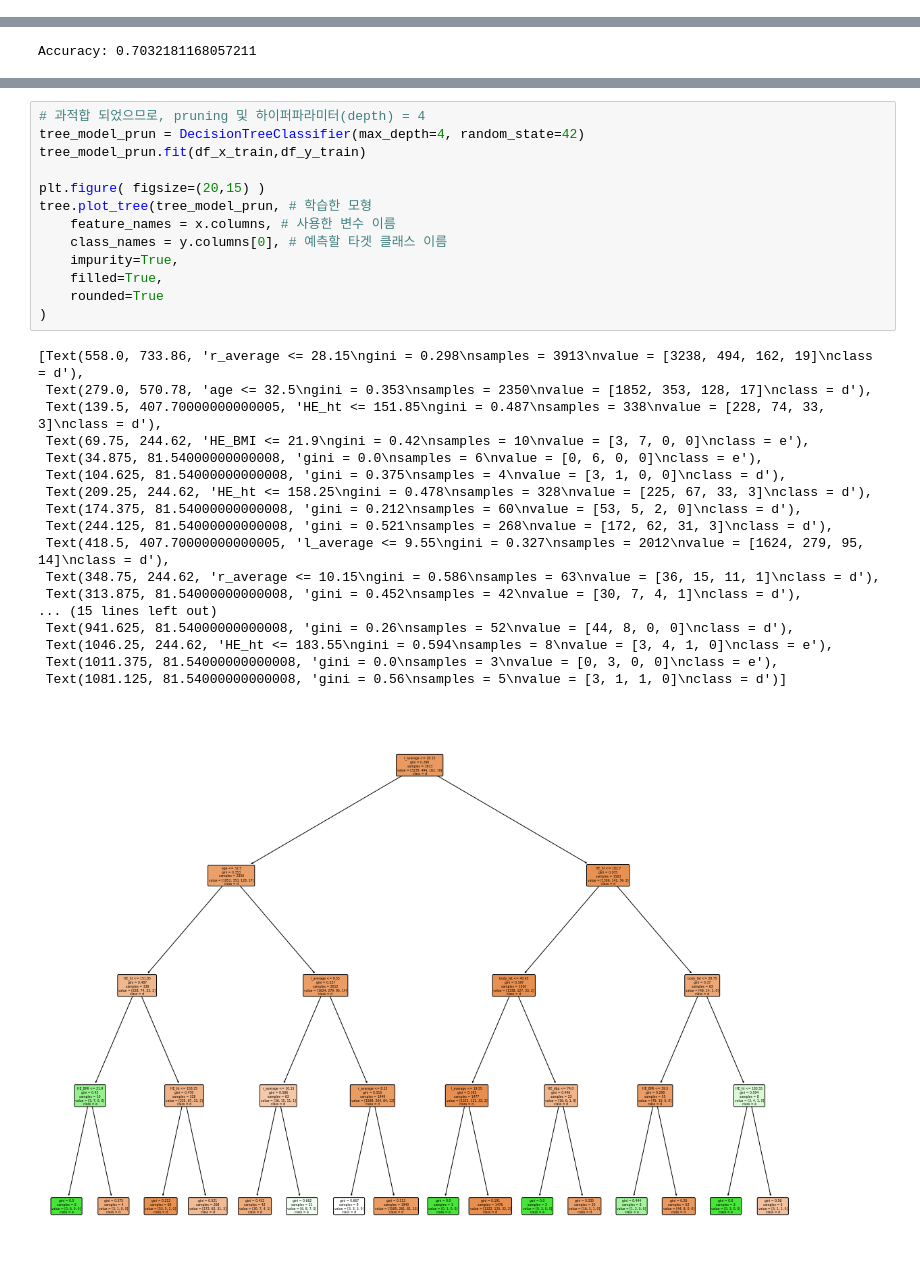
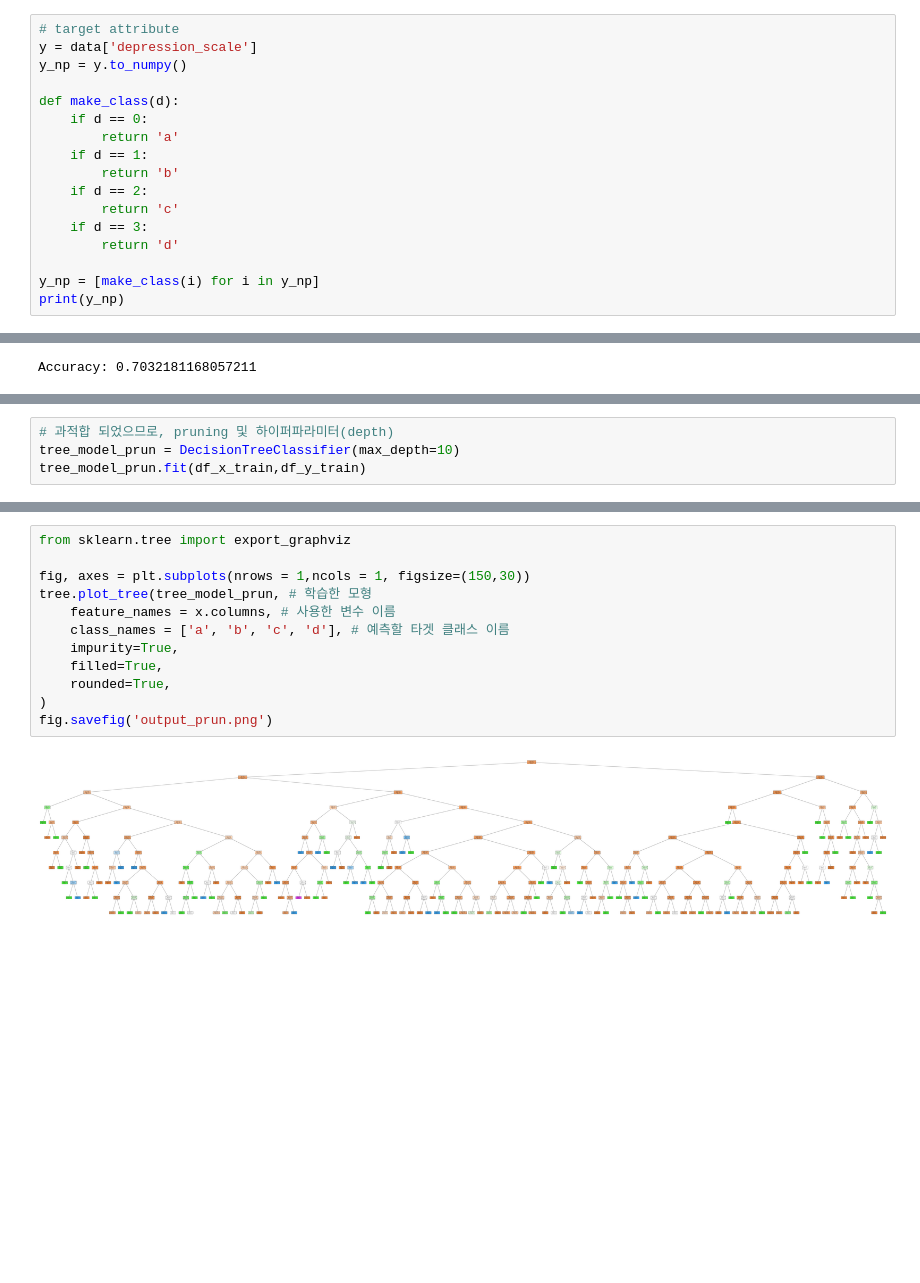
Before and after one commit to sparksub/DM-Termproject, a Jupyter notebook: decision_tree/decision-tree-depression.ipynb, the cells around one changed output, grey strips where cells are left out. Cells and saved outputs as stored; diff of their text form; blank space fills up the shorter version.

Commit message:
predict depression /w exercise data

```diff
--- a/decision_tree/decision-tree-depression.ipynb
+++ b/decision_tree/decision-tree-depression.ipynb
@@ -62,0 +47,17 @@ array([[0],
+# %%
+# target attribute
+y = data['depression_scale']
+y_np = y.to_numpy()
+
+def make_class(d):
+    if d == 0:
+        return 'a'
+    if d == 1:
+        return 'b'
+    if d == 2:
+        return 'c'
+    if d == 3:
+        return 'd'
+
+y_np = [make_class(i) for i in y_np]
+print(y_np)
@@ -119,0 +122,4 @@ max_depth가 4일때 test set 정확도가 가장 높기 때문에, max_depth=4
+# %%
+# 과적합 되었으므로, pruning 및 하이퍼파라미터(depth)
+tree_model_prun = DecisionTreeClassifier(max_depth=10)
+tree_model_prun.fit(df_x_train,df_y_train)
@@ -120,32 +145,14 @@ max_depth가 4일때 test set 정확도가 가장 높기 때문에, max_depth=4
 # %%
-# 과적합 되었으므로, pruning 및 하이퍼파라미터(depth) = 4
-tree_model_prun = DecisionTreeClassifier(max_depth=4, random_state=42)
-tree_model_prun.fit(df_x_train,df_y_train)
+from sklearn.tree import export_graphviz
 
-plt.figure( figsize=(20,15) )
+fig, axes = plt.subplots(nrows = 1,ncols = 1, figsize=(150,30))
 tree.plot_tree(tree_model_prun, # 학습한 모형
     feature_names = x.columns, # 사용한 변수 이름
-    class_names = y.columns[0], # 예측할 타겟 클래스 이름
+    class_names = ['a', 'b', 'c', 'd'], # 예측할 타겟 클래스 이름
     impurity=True,
     filled=True,
-    rounded=True
+    rounded=True,
 )
+fig.savefig('output_prun.png')
 # %% [output]
-[Text(558.0, 733.86, 'r_average <= 28.15\ngini = 0.298\nsamples = 3913\nvalue = [3238, 494, 162, 19]\nclass = d'),
- Text(279.0, 570.78, 'age <= 32.5\ngini = 0.353\nsamples = 2350\nvalue = [1852, 353, 128, 17]\nclass = d'),
- Text(139.5, 407.70000000000005, 'HE_ht <= 151.85\ngini = 0.487\nsamples = 338\nvalue = [228, 74, 33, 3]\nclass = d'),
- Text(69.75, 244.62, 'HE_BMI <= 21.9\ngini = 0.42\nsamples = 10\nvalue = [3, 7, 0, 0]\nclass = e'),
- Text(34.875, 81.54000000000008, 'gini = 0.0\nsamples = 6\nvalue = [0, 6, 0, 0]\nclass = e'),
- Text(104.625, 81.54000000000008, 'gini = 0.375\nsamples = 4\nvalue = [3, 1, 0, 0]\nclass = d'),
- Text(209.25, 244.62, 'HE_ht <= 158.25\ngini = 0.478\nsamples = 328\nvalue = [225, 67, 33, 3]\nclass = d'),
- Text(174.375, 81.54000000000008, 'gini = 0.212\nsamples = 60\nvalue = [53, 5, 2, 0]\nclass = d'),
- Text(244.125, 81.54000000000008, 'gini = 0.521\nsamples = 268\nvalue = [172, 62, 31, 3]\nclass = d'),
- Text(418.5, 407.70000000000005, 'l_average <= 9.55\ngini = 0.327\nsamples = 2012\nvalue = [1624, 279, 95, 14]\nclass = d'),
- Text(348.75, 244.62, 'r_average <= 10.15\ngini = 0.586\nsamples = 63\nvalue = [36, 15, 11, 1]\nclass = d'),
- Text(313.875, 81.54000000000008, 'gini = 0.452\nsamples = 42\nvalue = [30, 7, 4, 1]\nclass = d'),
-... (15 lines left out)
- Text(941.625, 81.54000000000008, 'gini = 0.26\nsamples = 52\nvalue = [44, 8, 0, 0]\nclass = d'),
- Text(1046.25, 244.62, 'HE_ht <= 183.55\ngini = 0.594\nsamples = 8\nvalue = [3, 4, 1, 0]\nclass = e'),
- Text(1011.375, 81.54000000000008, 'gini = 0.0\nsamples = 3\nvalue = [0, 3, 0, 0]\nclass = e'),
- Text(1081.125, 81.54000000000008, 'gini = 0.56\nsamples = 5\nvalue = [3, 1, 1, 0]\nclass = d')]
-[figure, old version]
+[figure, new version]
```
Also changed, not shown: parts of 23 cells of this notebook, 3 other files.
